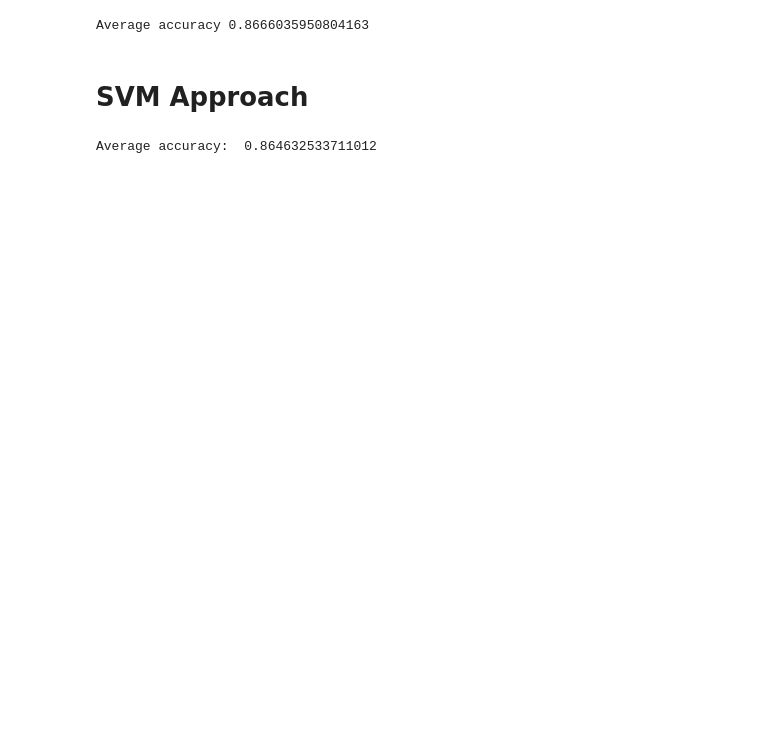
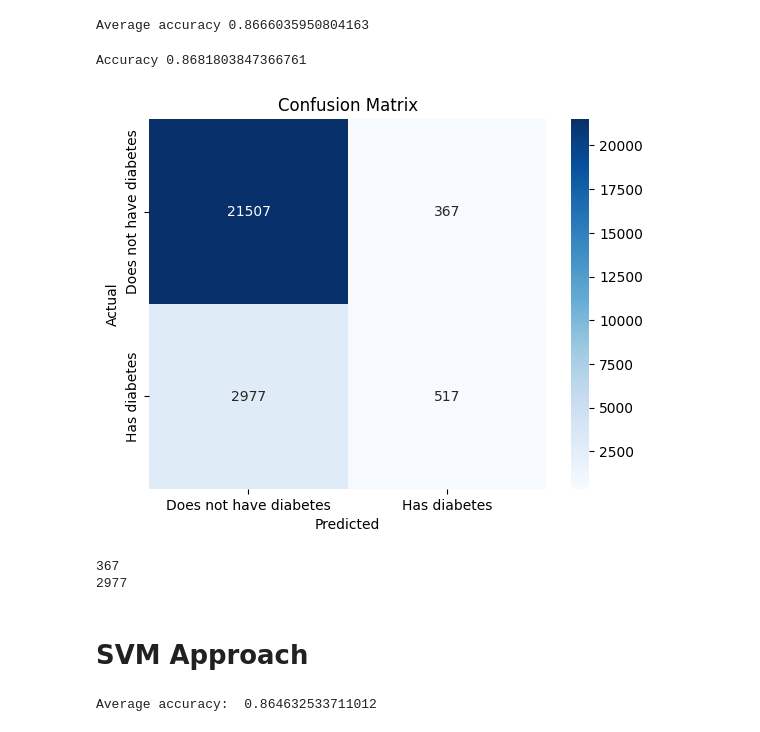
Before and after one commit to kellerflint/intro-ai-final-project, a Jupyter notebook: NeuralNetworkAndSVMApproach.ipynb, the cells around one changed output. Cells and saved outputs as stored; diff of their text form; code cells hidden in the pictures; blank space fills up the shorter version.

```diff
--- a/NeuralNetworkAndSVMApproach.ipynb
+++ b/NeuralNetworkAndSVMApproach.ipynb
@@ -108,6 +109,40 @@ accuracy = cross_val_score(model, X_train, y, cv=kfold)
 print('Average accuracy', accuracy.mean())
 # %% [output]
 Average accuracy 0.8666035950804163
+# %%
+X_train, X_test, y_train, y_test = train_test_split(X, y, test_size=0.1, random_state=42)
+
+scaler = StandardScaler()
+X_train = scaler.fit_transform(X_train)
+X_test = scaler.transform(X_test)
+
+model = MLPClassifier(hidden_layer_sizes=[7], max_iter=300, random_state=42)
+model.fit(X_train, y_train)
+
+y_predict = model.predict(X_test)
+
+print('Accuracy', accuracy_score(y_test, y_predict))
+confusion_matrix = confusion_matrix(y_test, y_predict)
+report = classification_report(y_test,y_predict)
+
+class_labels = ['Does not have diabetes', 'Has diabetes']
+
+sns.heatmap(confusion_matrix, annot=True, cmap="Blues", fmt="d", xticklabels=class_labels, yticklabels=class_labels)
+plt.ylabel('Actual')
+plt.xlabel('Predicted')
+plt.title('Confusion Matrix')
+plt.show()
+# %% [output]
+Accuracy 0.8681803847366761
+[figure, added]
+# %%
+false_positives = sum((y_predict == 1) & (y_test == 0))
+false_negatives = sum((y_predict == 0) & (y_test == 1))
+print(false_positives)
+print(false_negatives)
+# %% [output]
+367
+2977
 # %% [markdown]
 # SVM Approach
 # %%
```
Also changed, not shown: parts of 4 cells of this notebook.
